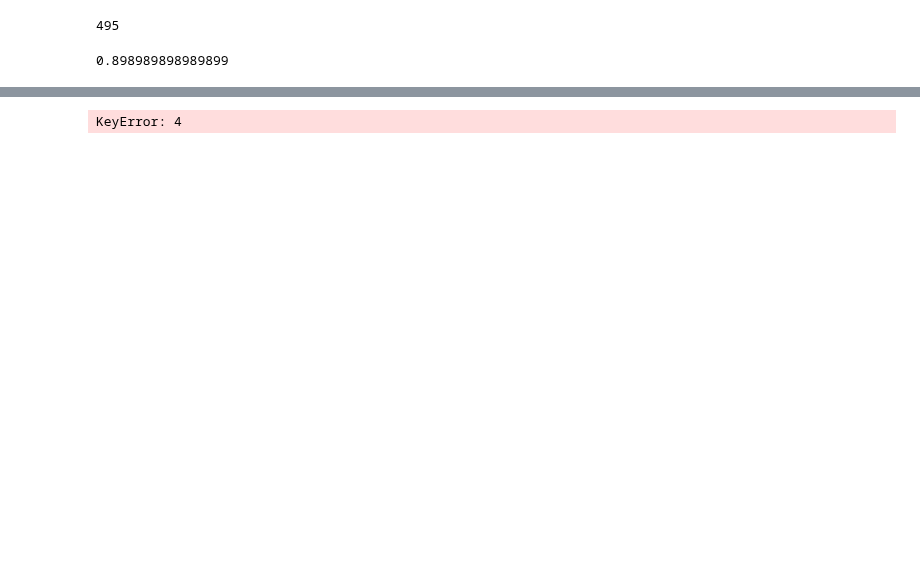
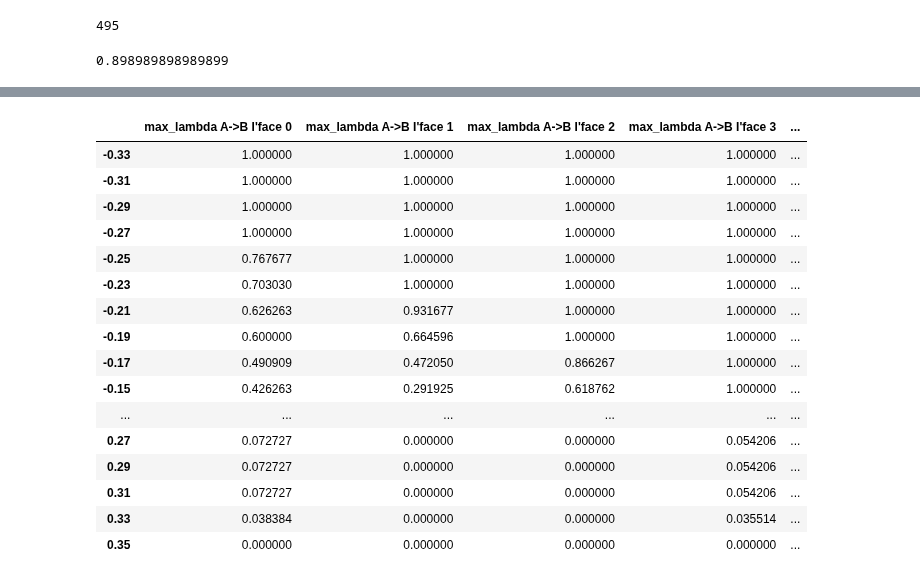
Before and after one commit to openpathsampling/openpathsampling, a Jupyter notebook: examples/ipython/toy_analysis.ipynb, the cells around one changed output, grey strips where cells are left out. Saved outputs shown, nothing was run; the diff lists cells and outputs as text; code cells hidden in the pictures; blank space fills up the shorter version.

```diff
--- a/examples/ipython/toy_analysis.ipynb
+++ b/examples/ipython/toy_analysis.ipynb
@@ -132,9 +122,27 @@ for mytraj in [ens0_traj[0]]:#[slice(None,None,10)]:
+# %%
+from openpathsampling.analysis.histogram import histograms_to_pandas_dataframe
+df = histograms_to_pandas_dataframe(tis.histograms['max_lambda'].values(), fcn="reverse_cumulative").sort(axis=1)
+df
+# %% [output]
+|  | max_lambda A->B I'face 0 | max_lambda A->B I'face 1 | max_lambda A->B I'face 2 | max_lambda A->B I'face 3 | ... |
+| -0.33 | 1.000000 | 1.000000 | 1.000000 | 1.000000 | ... |
+| -0.31 | 1.000000 | 1.000000 | 1.000000 | 1.000000 | ... |
+| -0.29 | 1.000000 | 1.000000 | 1.000000 | 1.000000 | ... |
+| -0.27 | 1.000000 | 1.000000 | 1.000000 | 1.000000 | ... |
+| -0.25 | 0.767677 | 1.000000 | 1.000000 | 1.000000 | ... |
+| -0.23 | 0.703030 | 1.000000 | 1.000000 | 1.000000 | ... |
+| -0.21 | 0.626263 | 0.931677 | 1.000000 | 1.000000 | ... |
+| -0.19 | 0.600000 | 0.664596 | 1.000000 | 1.000000 | ... |
+| -0.17 | 0.490909 | 0.472050 | 0.866267 | 1.000000 | ... |
+| -0.15 | 0.426263 | 0.291925 | 0.618762 | 1.000000 | ... |
+| ... | ... | ... | ... | ... | ... |
+| 0.27 | 0.072727 | 0.000000 | 0.000000 | 0.054206 | ... |
+| 0.29 | 0.072727 | 0.000000 | 0.000000 | 0.054206 | ... |
+| 0.31 | 0.072727 | 0.000000 | 0.000000 | 0.054206 | ... |
+| 0.33 | 0.038384 | 0.000000 | 0.000000 | 0.035514 | ... |
+| 0.35 | 0.000000 | 0.000000 | 0.000000 | 0.000000 | ... |
 # %%
-df = histograms_to_pandas_dataframe(tis.histograms['max_lambda'].values(), fcn="reverse_cumulative")
 from openpathsampling.analysis.wham import WHAM
 wham = WHAM()
 wham.load_from_dataframe(df)
 wham.clean_leading_ones()
-wham_hist = wham.wham_bam_histogram()
-# %% [output]
-KeyError: 4
```
Also changed, not shown: parts of 11 cells of this notebook, 1 other file.
